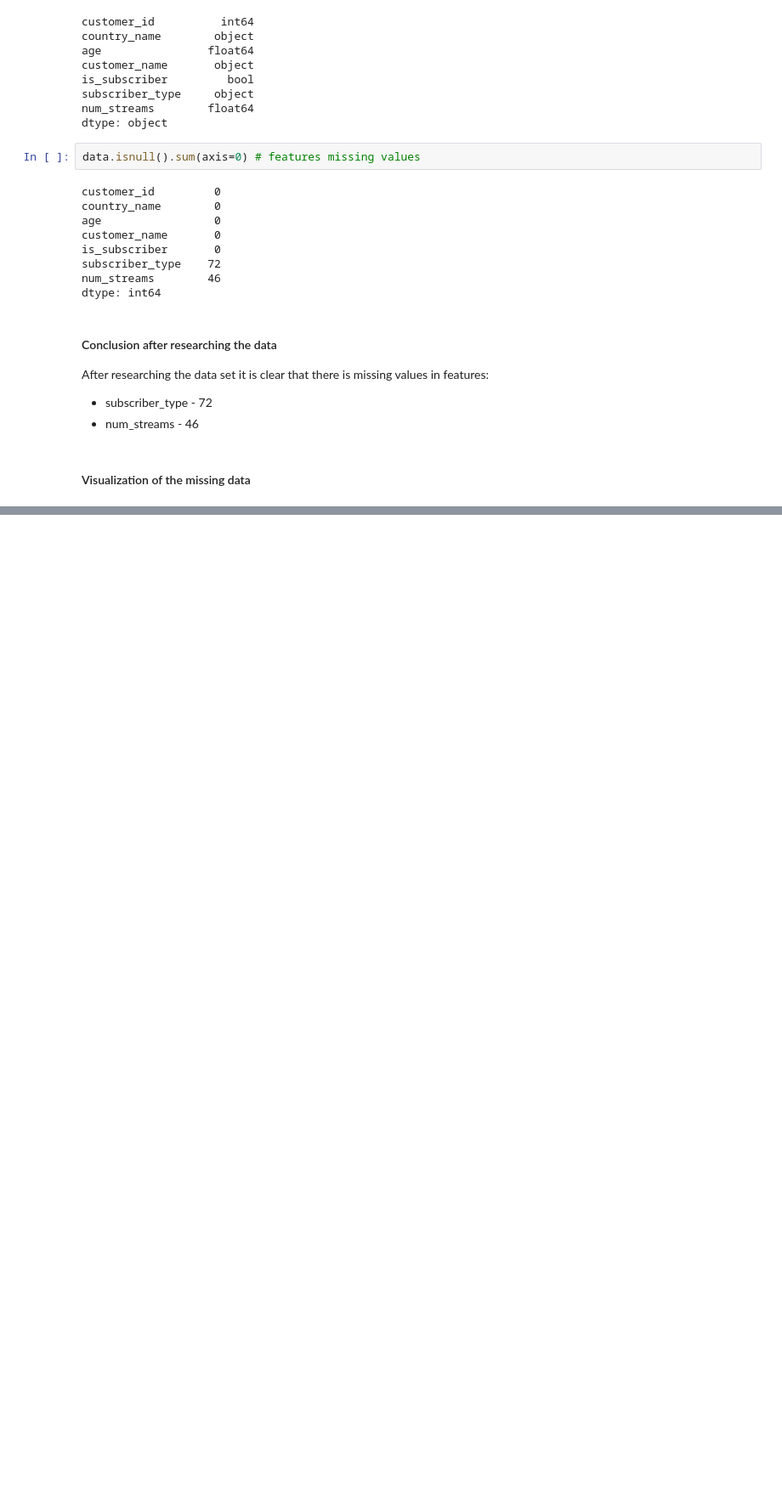
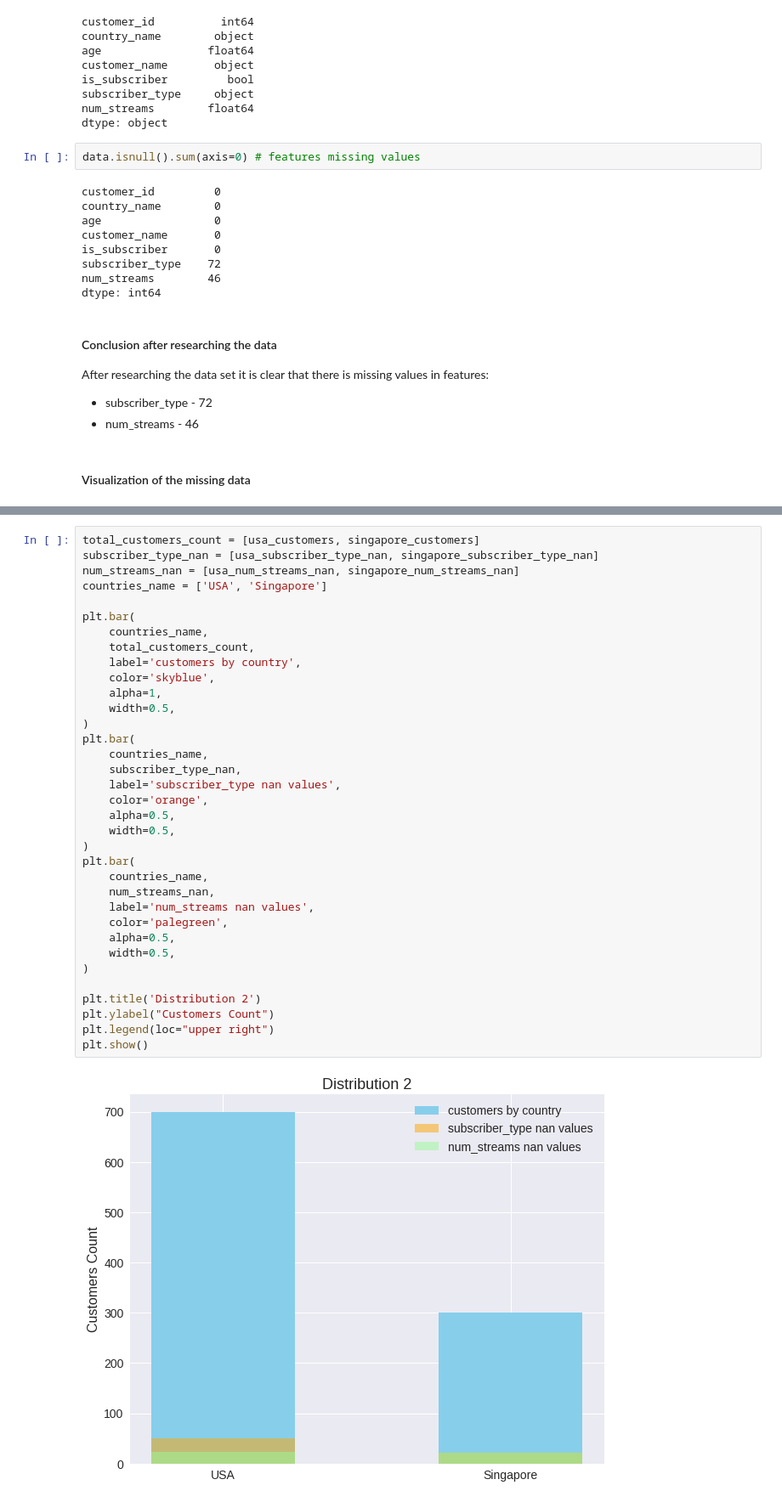
Before and after one commit to momchilantonov/Coursera-AIWorkflow_DataAnalysis_HypothesisTesting-IBM, a Jupyter notebook: Practice Peer-graded Assignment/notebooks/Visualization and Imputation.ipynb, the cells around one changed output, grey strips where cells are left out. Shown at 85% size. Saved outputs shown, nothing was run; the diff lists cells and outputs as text; blank space fills up the shorter version.

```diff
--- a/Practice Peer-graded Assignment/notebooks/Visualization and Imputation.ipynb
+++ b/Practice Peer-graded Assignment/notebooks/Visualization and Imputation.ipynb
@@ -178,0 +381,37 @@ plt.show()
+# %%
+total_customers_count = [usa_customers, singapore_customers]
+subscriber_type_nan = [usa_subscriber_type_nan, singapore_subscriber_type_nan]
+num_streams_nan = [usa_num_streams_nan, singapore_num_streams_nan]
+countries_name = ['USA', 'Singapore']
+
+plt.bar(
+    countries_name,
+    total_customers_count,
+    label='customers by country',
+    color='skyblue',
+    alpha=1,
+    width=0.5,
+)
+plt.bar(
+    countries_name,
+    subscriber_type_nan,
+    label='subscriber_type nan values',
+    color='orange',
+    alpha=0.5,
+    width=0.5,
+)
+plt.bar(
+    countries_name,
+    num_streams_nan,
+    label='num_streams nan values',
+    color='palegreen',
+    alpha=0.5,
+    width=0.5,
+)
+
+plt.title('Distribution 2')
+plt.ylabel("Customers Count")
+plt.legend(loc="upper right")
+plt.show()
+# %% [output]
+[figure, added]
```
Also changed, not shown: parts of 4 cells of this notebook.
